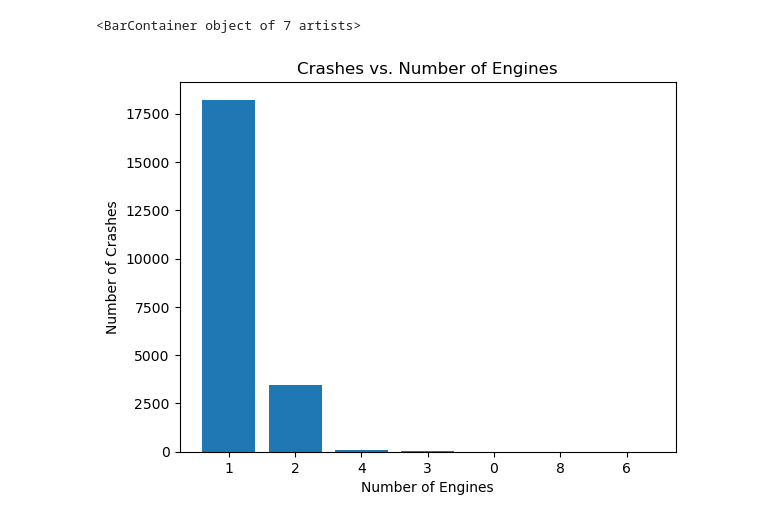
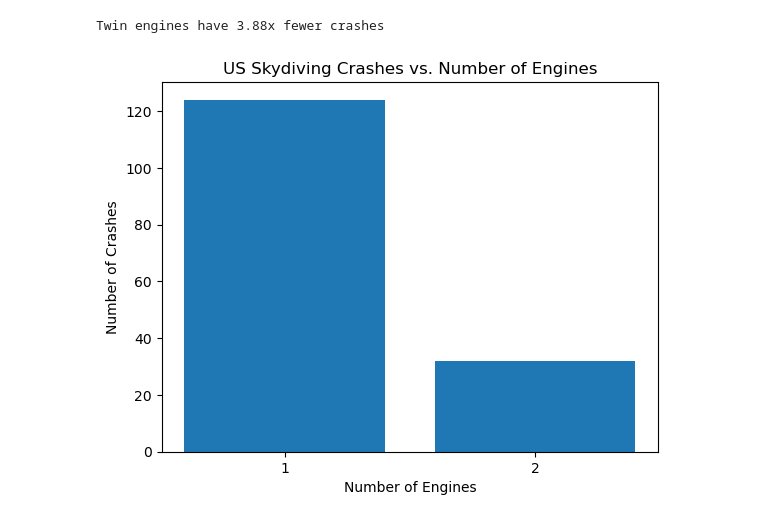
Before and after one commit to Gfatouras/Project-1, a Jupyter notebook: Project1_Master.ipynb, the cells around one changed output. Cells and saved outputs as stored; diff of their text form; code cells hidden in the pictures.

```diff
--- a/Project1_Master.ipynb
+++ b/Project1_Master.ipynb
@@ -40,7 +37,7 @@ df = df.drop(['Amateur Built'], axis = 1) # Don't need it anymore
 # %%
 df.dropna(subset = ["Aircraft Category"],axis = 0, inplace = True ) # Remove any NaN aircraft categories
 # %%
-df.dropna(subset = ["Make"],axis = 0, inplace = True ) # Remove any NaN Makes
+#df.dropna(subset = ["Make"],axis = 0, inplace = True ) # Remove any NaN Makes
 # %%
 df = df[df['Aircraft Category'] == "Airplane"] # Remove anything that's not an airplane
 # %%
@@ -63,0 +45,6 @@ df
+# %%
+df = df[df['Event Date'].str[:4] != "1982"] # Lots of values here at the very start
+# %%
+df["Injury Severity"] = df["Injury Severity"].str.split('(').str[0] # Makes all fatal columns "Fatal"
+
+df.to_csv("Aviation_data_clean.csv", index=False)
@@ -63,0 +54,17 @@ df
+# %%
+skydiving_df = df[df["Purpose Of Flight"] == "Skydiving"] # All skydiving crashes
+
+US_crashes_df = df[df["Country"] =="United States"] # All crashes in the US
+
+US_sky_crashes_df = US_crashes_df[US_crashes_df["Purpose Of Flight"] == "Skydiving"] # All skydiving crashes in the US
+
+state_sky_crashes_df = US_sky_crashes_df["Location"].str.split(",").str.get(1).value_counts()# All skydiving crashes in each US state
+
+engine_df = df.dropna(subset = ["Engine Type","Number Of Engines"],axis = 0) # Engine types, and # engines with no NaN
+
+twin_engine_df = engine_df[engine_df["Number Of Engines"] == "2"] # All twin engine crashes
+twin_engine_df["Make"].value_counts()
+
+purpose_df = df.dropna(subset = ["Purpose Of Flight"],axis =0) # Non-NaN purpose of flight
+
+injury_df = df.dropna(subset = ["Injury Severity"],axis = 0) # Non-NaN injury dataframe
@@ -64,10 +123,12 @@ df
 # %%
-number_of_engines = df["Number Of Engines"].value_counts()
+number_of_engines = US_sky_crashes_df["Number Of Engines"].value_counts()
 plt.xlabel("Number of Engines")
 plt.ylabel("Number of Crashes")
-plt.title("Crashes vs. Number of Engines")
+plt.title("US Skydiving Crashes vs. Number of Engines")
 plt.bar(number_of_engines.index,number_of_engines.values)
+ratio = str(round(number_of_engines.values[0]/number_of_engines.values[1],2))
+print("Twin engines have "+ratio+"x fewer crashes")
 # %% [output]
-<BarContainer object of 7 artists>
+Twin engines have 3.88x fewer crashes
-[figure, old version]
+[figure, new version]
 # %%
```
Also changed, not shown: parts of 18 cells of this notebook, 3 other files.
